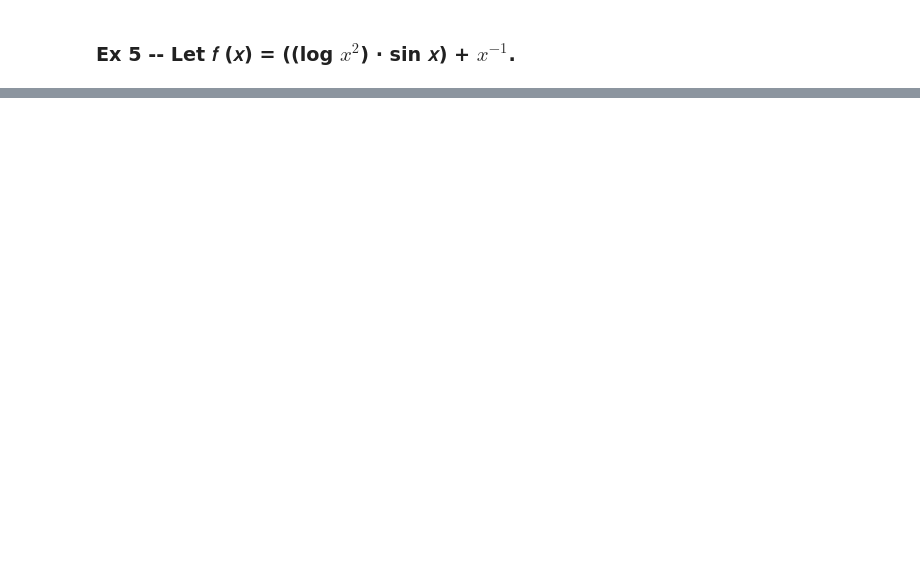
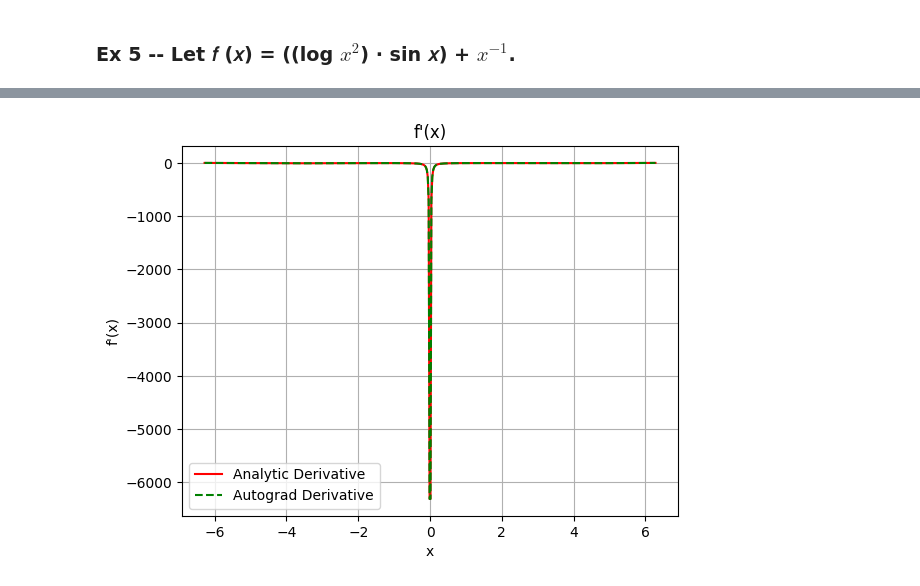
Before and after one commit to joelizstan/P-A_ML_Fall2025, a Jupyter notebook: Notebooks/3_Automatic_Differentiation.ipynb, the cells around one changed output, grey strips where cells are left out. Cells and saved outputs as stored; diff of their text form; code cells hidden in the pictures; blank space fills up the shorter version.

```diff
--- a/Notebooks/3_Automatic_Differentiation.ipynb
+++ b/Notebooks/3_Automatic_Differentiation.ipynb
@@ -518,0 +624,12 @@ Now use the chain rule to comput the analytical derivative of thea function; als
+# %%
+plt.figure
+plt.plot(x_np, y_prime__analytic_np, color = 'red', label='Analytic Derivative')
+plt.plot(x_np, y_grad_np, color = 'green', linestyle = '--', label='Autograd Derivative')
+plt.title('f\'(x)')
+plt.xlabel('x')
+plt.ylabel('f\'(x)')
+plt.legend()
+plt.grid(True)
+plt.show()
+# %% [output]
+[figure, added]
```
Also changed, not shown: parts of 16 cells of this notebook.
